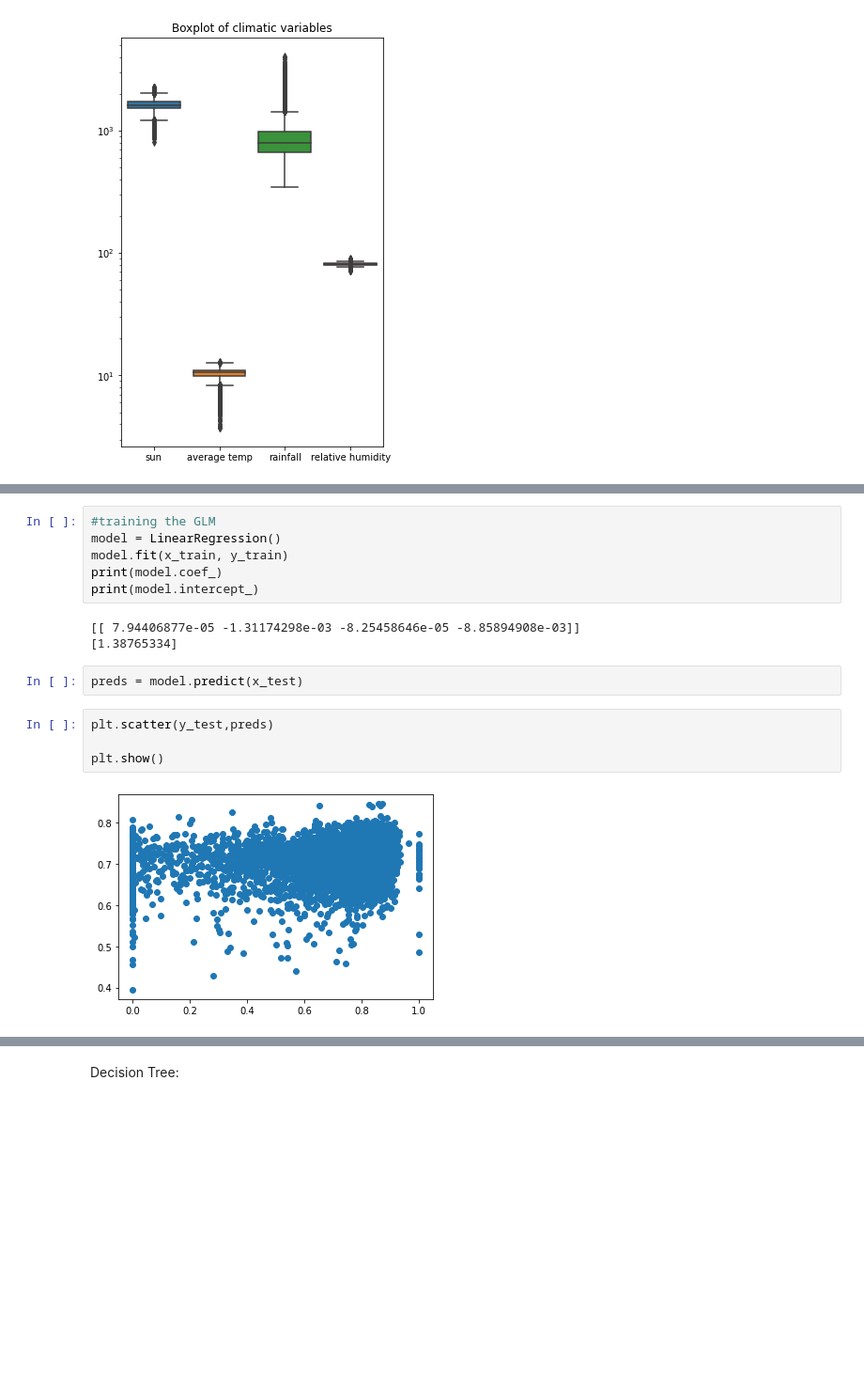
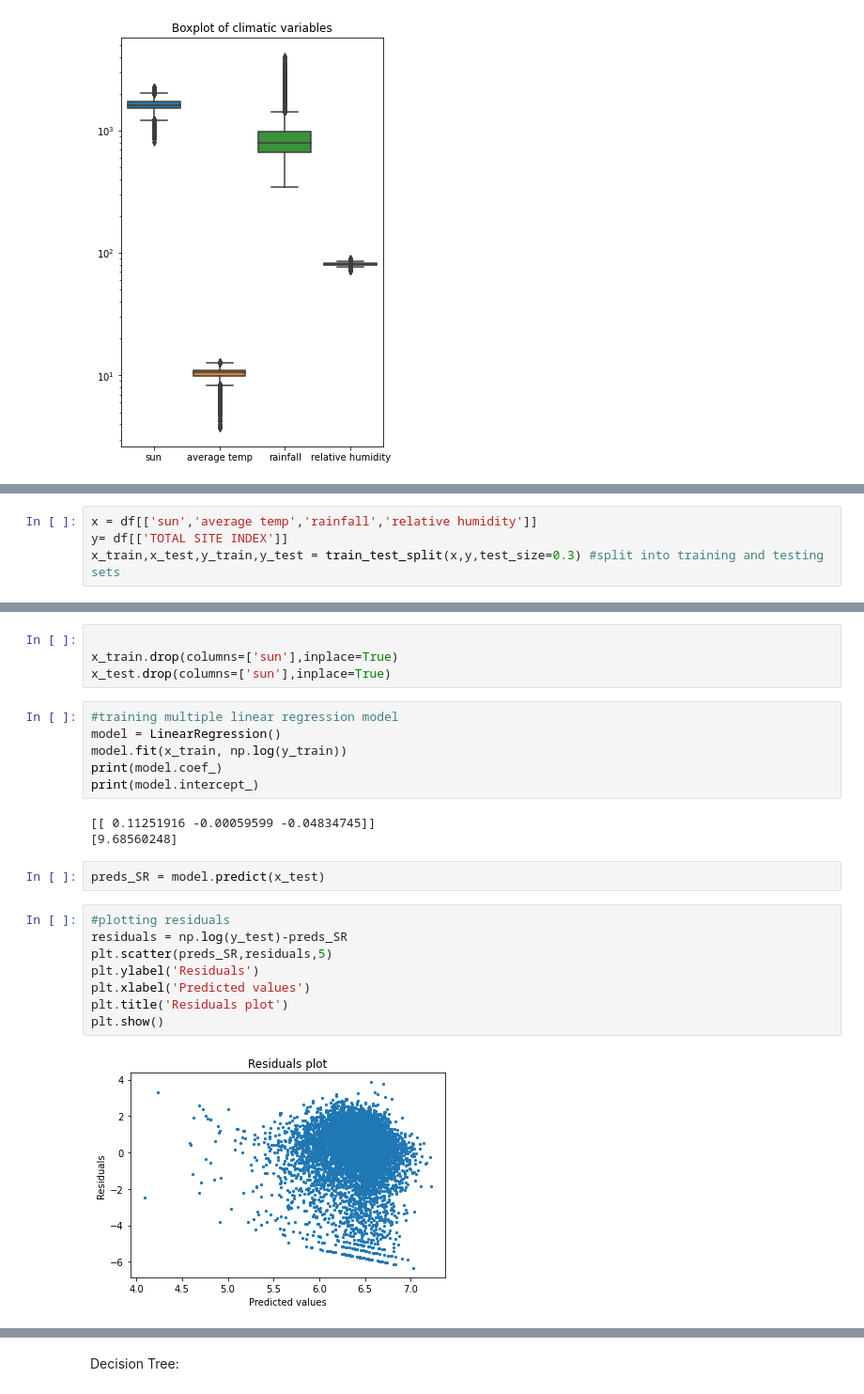
Before and after one commit to tztrz/MSc-Proj, a Jupyter notebook: UKBMS_HADUK_Model.ipynb, the cells around one changed output, grey strips where cells are left out. Shown at 94% size. Saved outputs shown, nothing was run; the diff lists cells and outputs as text; blank space fills up the shorter version.

```diff
--- a/UKBMS_HADUK_Model.ipynb
+++ b/UKBMS_HADUK_Model.ipynb
@@ -53,0 +51,4 @@ Linear Regression:
+# %%
+x = df[['sun','average temp','rainfall','relative humidity']]
+y= df[['TOTAL SITE INDEX']]
+x_train,x_test,y_train,y_test = train_test_split(x,y,test_size=0.3) #split into training and testing sets
@@ -54,18 +62,26 @@ Linear Regression:
+# %%
+
+x_train.drop(columns=['sun'],inplace=True)
+x_test.drop(columns=['sun'],inplace=True)
 # %%
-#training the GLM
+#training multiple linear regression model
 model = LinearRegression()
-model.fit(x_train, y_train)
+model.fit(x_train, np.log(y_train))
 print(model.coef_)
 print(model.intercept_)
 # %% [output]
-[[ 7.94406877e-05 -1.31174298e-03 -8.25458646e-05 -8.85894908e-03]]
-[1.38765334]
+[[ 0.11251916 -0.00059599 -0.04834745]]
+[9.68560248]
 # %%
-preds = model.predict(x_test)
+preds_SR = model.predict(x_test)
-# %%
-plt.scatter(y_test,preds)
-
-plt.show()
-# %% [output]
-[figure, removed]
+# %%
+#plotting residuals
+residuals = np.log(y_test)-preds_SR
+plt.scatter(preds_SR,residuals,5)
+plt.ylabel('Residuals')
+plt.xlabel('Predicted values')
+plt.title('Residuals plot')
+plt.show()
+# %% [output]
+[figure, added]
 # %%
```
Also changed, not shown: parts of 42 cells of this notebook.
